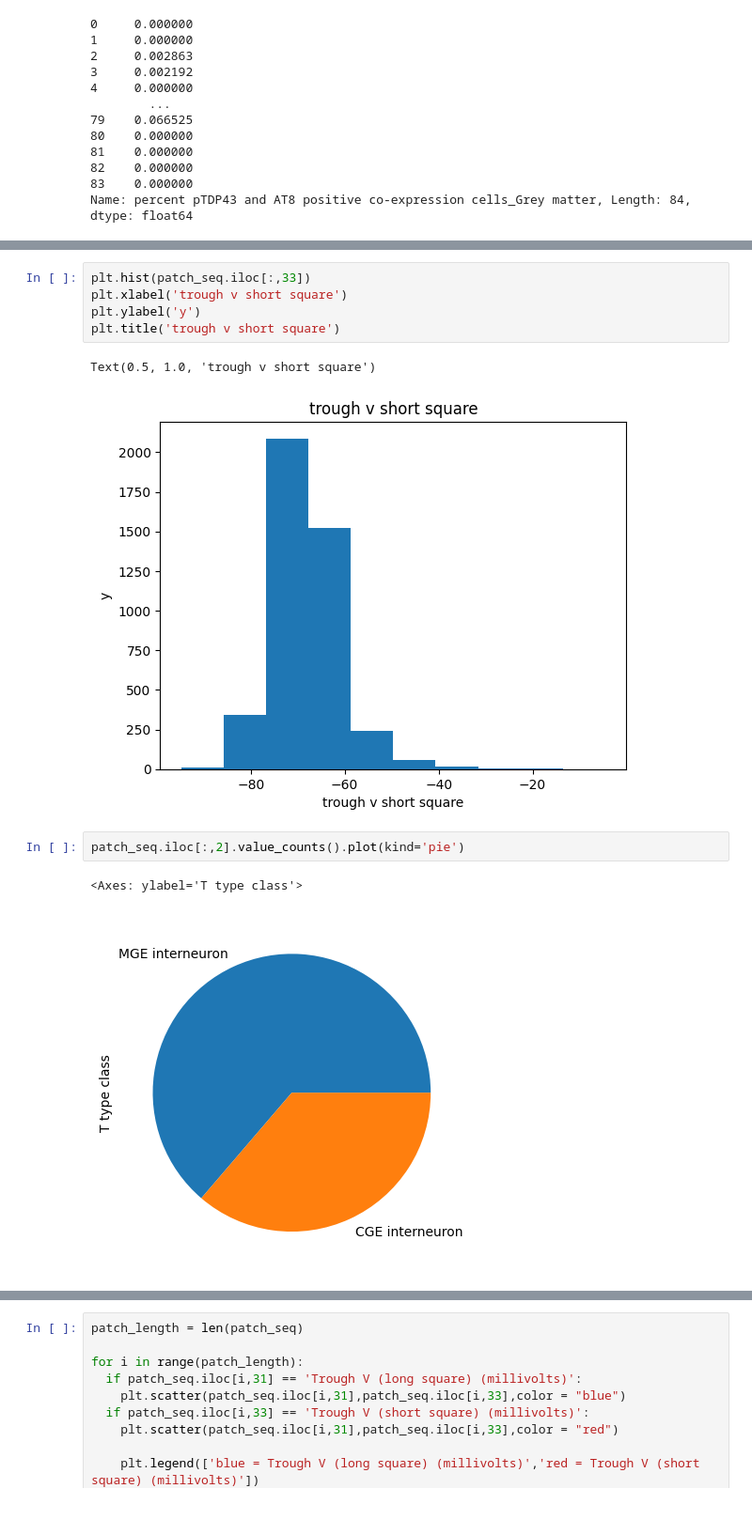
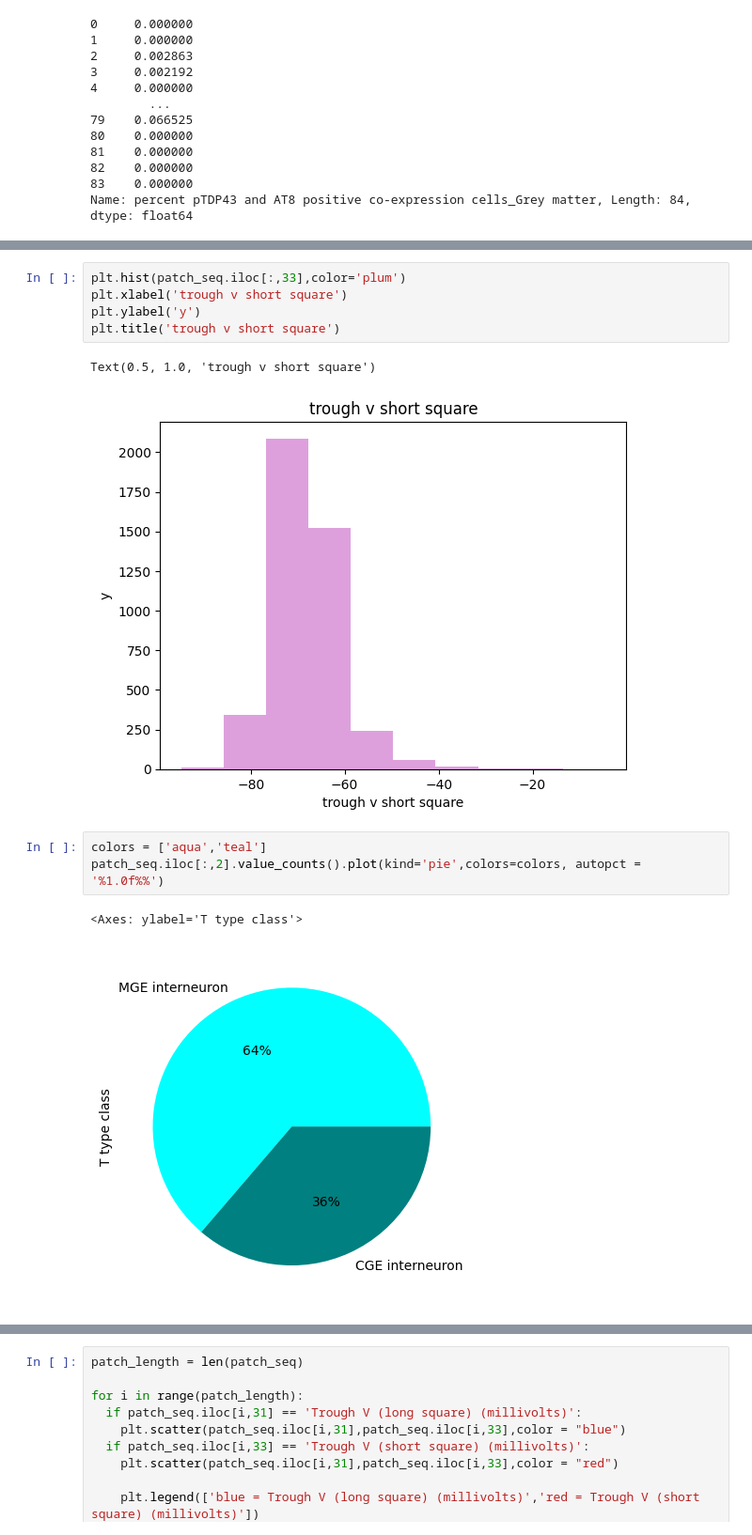
Before and after one commit to caseymacelhiney/neuro265, a Jupyter notebook: final_project.ipynb, the cells around one changed output, grey strips where cells are left out. Shown: that part at 94% size. Cells and saved outputs as stored; diff of their text form.

```diff
--- a/final_project.ipynb
+++ b/final_project.ipynb
@@ -76,14 +76,15 @@ Text(0.5, 1.0, 'trough v long square')
 # %%
-plt.hist(patch_seq.iloc[:,33])
+plt.hist(patch_seq.iloc[:,33],color='plum')
 plt.xlabel('trough v short square')
 plt.ylabel('y')
 plt.title('trough v short square')
 # %% [output]
 Text(0.5, 1.0, 'trough v short square')
-[figure, old version]
+[figure, new version]
 # %%
-patch_seq.iloc[:,2].value_counts().plot(kind='pie')
+colors = ['aqua','teal']
+patch_seq.iloc[:,2].value_counts().plot(kind='pie',colors=colors, autopct = '%1.0f%%')
 # %% [output]
 <Axes: ylabel='T type class'>
-[figure, old version]
+[figure, new version]
 # %%
```
Also changed, not shown: parts of 6 cells of this notebook.
